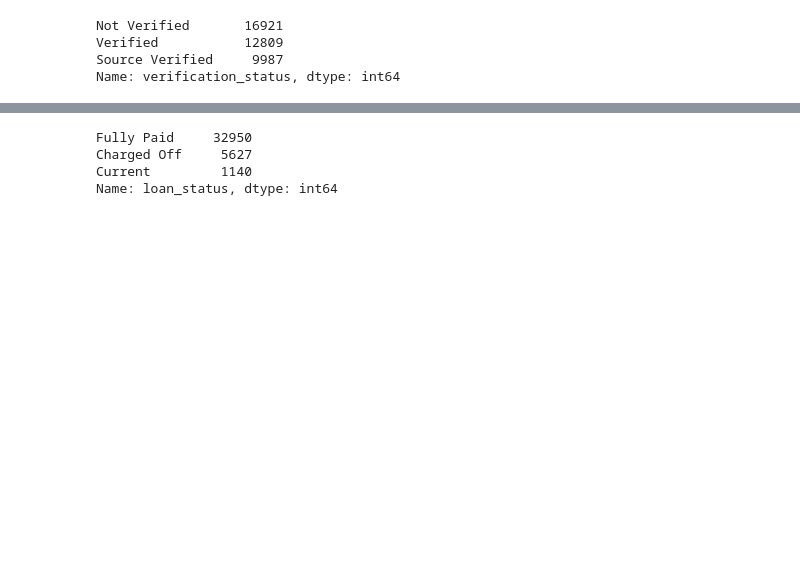
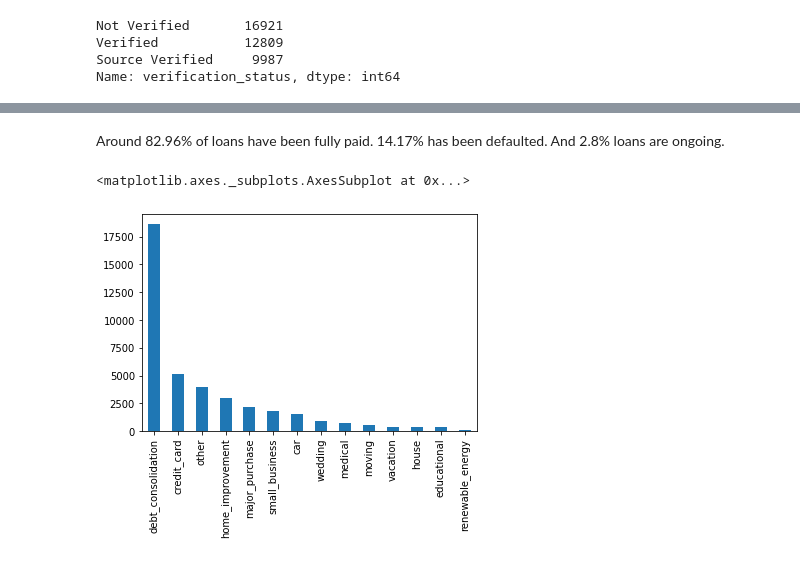
Before and after one commit to G-Slient/fraud_detection, a Jupyter notebook: Lending_Case_Study.ipynb, the cells around one changed output, grey strips where cells are left out. Cells and saved outputs as stored; diff of their text form; code cells hidden in the pictures; blank space fills up the shorter version.

```diff
--- a/Lending_Case_Study.ipynb
+++ b/Lending_Case_Study.ipynb
@@ -218,7 +240,7 @@ Name: verification_status, dtype: int64
+# %% [markdown]
+Around 82.96% of loans have been fully paid. 14.17% has been defaulted. And 2.8% loans are ongoing.
 # %%
-df['loan_status'].value_counts(dropna=False)
+df['purpose'].value_counts(dropna=False).plot(kind='bar')
 # %% [output]
-Fully Paid     32950
-Charged Off     5627
-Current         1140
-Name: loan_status, dtype: int64
+<matplotlib.axes._subplots.AxesSubplot at 0x...>
+[figure, added]
```
Also changed, not shown: parts of 4 cells of this notebook.
